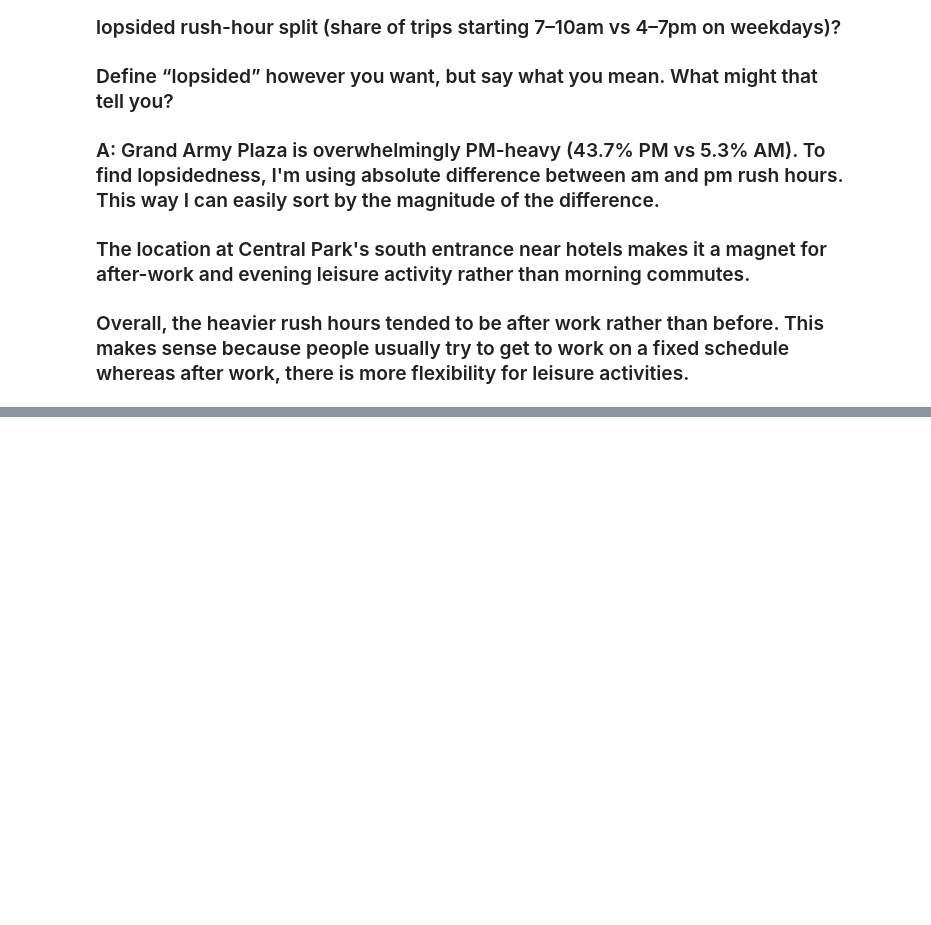
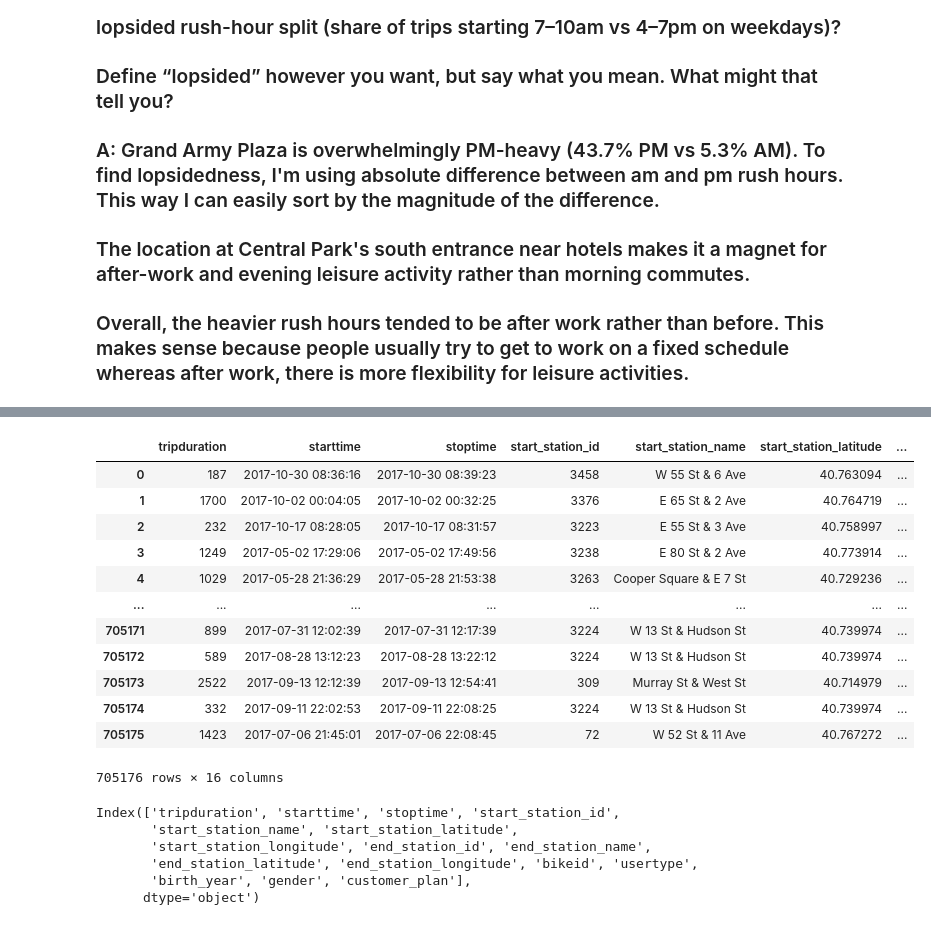
Before and after one commit to bpw1009/wand-takehome, a Jupyter notebook: citibike_questions.ipynb, the cells around one changed output, grey strips where cells are left out. Cells and saved outputs as stored; diff of their text form; code cells hidden in the pictures; blank space fills up the shorter version.

Commit message:
Saving progress before changing years
2017 is an incomplete year (data starts in April), so I'm saving here to document work before pivoting to 2015.

```diff
--- a/citibike_questions.ipynb
+++ b/citibike_questions.ipynb
@@ -178,0 +182,14 @@ am_pm_df.style.format({'am_rush_hr': '{:.1%}', 'pm_rush_hr': '{:.1%}','pctg_poin
+# %%
+%%time
+
+# Pulling in a random, deterministic sample to do EDA with - 5% sample
+# This can run quickly on BQ but take some time to load into the df. A 10% sample took several minutes
+query = f'''
+SELECT *
+FROM `bigquery-public-data.new_york_citibike.citibike_trips`
+WHERE EXTRACT(YEAR FROM starttime) = 2017
+AND MOD(ABS(FARM_FINGERPRINT(bikeid || CAST(starttime AS STRING))), 100) < 5 -- grabs a repeatable sample
+'''
+citibikes_df = client.query(query).to_dataframe()
+citibikes_df
+# %% [output]
@@ -178,0 +198,23 @@ am_pm_df.style.format({'am_rush_hr': '{:.1%}', 'pm_rush_hr': '{:.1%}','pctg_poin
+|  | tripduration | starttime | stoptime | start_station_id | start_station_name | start_station_latitude | ... |
+| 0 | 187 | 2017-10-30 08:36:16 | 2017-10-30 08:39:23 | 3458 | W 55 St & 6 Ave | 40.763094 | ... |
+| 1 | 1700 | 2017-10-02 00:04:05 | 2017-10-02 00:32:25 | 3376 | E 65 St & 2 Ave | 40.764719 | ... |
+| 2 | 232 | 2017-10-17 08:28:05 | 2017-10-17 08:31:57 | 3223 | E 55 St & 3 Ave | 40.758997 | ... |
+| 3 | 1249 | 2017-05-02 17:29:06 | 2017-05-02 17:49:56 | 3238 | E 80 St & 2 Ave | 40.773914 | ... |
+| 4 | 1029 | 2017-05-28 21:36:29 | 2017-05-28 21:53:38 | 3263 | Cooper Square & E 7 St | 40.729236 | ... |
+| ... | ... | ... | ... | ... | ... | ... | ... |
+| 705171 | 899 | 2017-07-31 12:02:39 | 2017-07-31 12:17:39 | 3224 | W 13 St & Hudson St | 40.739974 | ... |
+| 705172 | 589 | 2017-08-28 13:12:23 | 2017-08-28 13:22:12 | 3224 | W 13 St & Hudson St | 40.739974 | ... |
+| 705173 | 2522 | 2017-09-13 12:12:39 | 2017-09-13 12:54:41 | 309 | Murray St & West St | 40.714979 | ... |
+| 705174 | 332 | 2017-09-11 22:02:53 | 2017-09-11 22:08:25 | 3224 | W 13 St & Hudson St | 40.739974 | ... |
+| 705175 | 1423 | 2017-07-06 21:45:01 | 2017-07-06 22:08:45 | 72 | W 52 St & 11 Ave | 40.767272 | ... |
+705176 rows × 16 columns
+# %%
+# look at the column names
+citibikes_df.columns
+# %% [output]
+Index(['tripduration', 'starttime', 'stoptime', 'start_station_id',
+       'start_station_name', 'start_station_latitude',
+       'start_station_longitude', 'end_station_id', 'end_station_name',
+       'end_station_latitude', 'end_station_longitude', 'bikeid', 'usertype',
+       'birth_year', 'gender', 'customer_plan'],
+      dtype='object')
```
Also changed, not shown: parts of 13 cells of this notebook.
